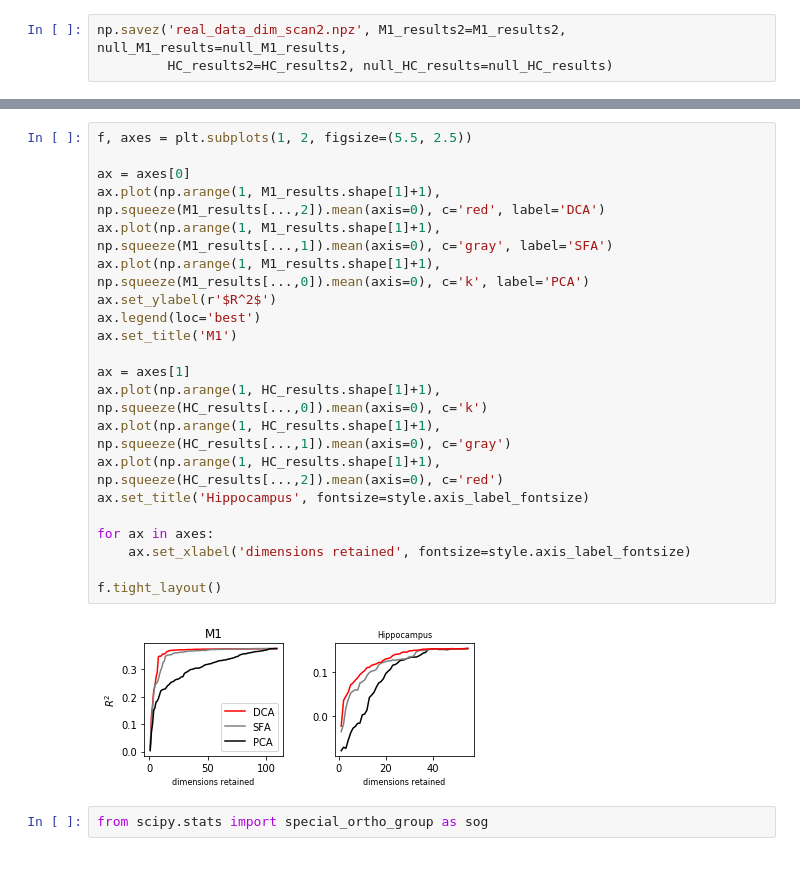
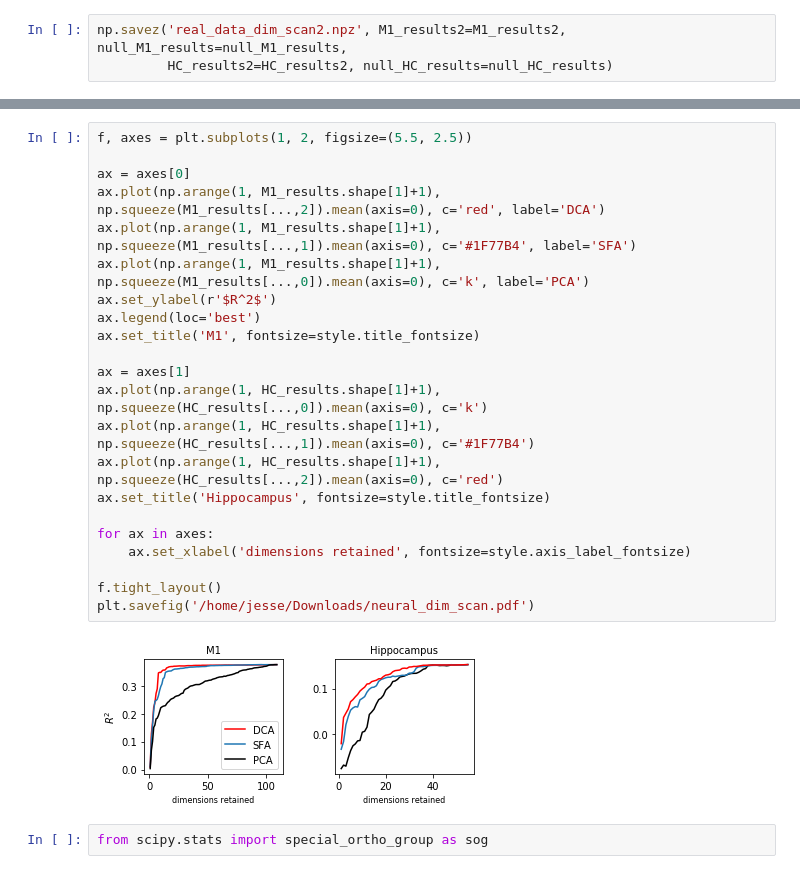
Before and after one commit to BouchardLab/DynamicalComponentsAnalysis, a Jupyter notebook: notebooks/neural_data_dim_scan.ipynb, the cells around one changed output, grey strips where cells are left out. Drawn from its saved outputs; the diff is of its cells as text.

Commit message:
dim scan work

```diff
--- a/notebooks/neural_data_dim_scan.ipynb
+++ b/notebooks/neural_data_dim_scan.ipynb
@@ -106,26 +98,27 @@ M1_results.shape
 # %%
 f, axes = plt.subplots(1, 2, figsize=(5.5, 2.5))
 
 ax = axes[0]
 ax.plot(np.arange(1, M1_results.shape[1]+1), np.squeeze(M1_results[...,2]).mean(axis=0), c='red', label='DCA')
-ax.plot(np.arange(1, M1_results.shape[1]+1), np.squeeze(M1_results[...,1]).mean(axis=0), c='gray', label='SFA')
+ax.plot(np.arange(1, M1_results.shape[1]+1), np.squeeze(M1_results[...,1]).mean(axis=0), c='#1F77B4', label='SFA')
 ax.plot(np.arange(1, M1_results.shape[1]+1), np.squeeze(M1_results[...,0]).mean(axis=0), c='k', label='PCA')
 ax.set_ylabel(r'$R^2$')
 ax.legend(loc='best')
-ax.set_title('M1')
+ax.set_title('M1', fontsize=style.title_fontsize)
 
 ax = axes[1]
 ax.plot(np.arange(1, HC_results.shape[1]+1), np.squeeze(HC_results[...,0]).mean(axis=0), c='k')
-ax.plot(np.arange(1, HC_results.shape[1]+1), np.squeeze(HC_results[...,1]).mean(axis=0), c='gray')
+ax.plot(np.arange(1, HC_results.shape[1]+1), np.squeeze(HC_results[...,1]).mean(axis=0), c='#1F77B4')
 ax.plot(np.arange(1, HC_results.shape[1]+1), np.squeeze(HC_results[...,2]).mean(axis=0), c='red')
-ax.set_title('Hippocampus', fontsize=style.axis_label_fontsize)
+ax.set_title('Hippocampus', fontsize=style.title_fontsize)
 
 for ax in axes:
     ax.set_xlabel('dimensions retained', fontsize=style.axis_label_fontsize)
 
 f.tight_layout()
+plt.savefig('/home/jesse/Downloads/neural_dim_scan.pdf')
 # %% [output]
-[figure, old version]
+[figure, new version]
 # %%
 from scipy.stats import special_ortho_group as sog
 # %%
```
Also changed, not shown: parts of 5 cells of this notebook, 1 other file.
